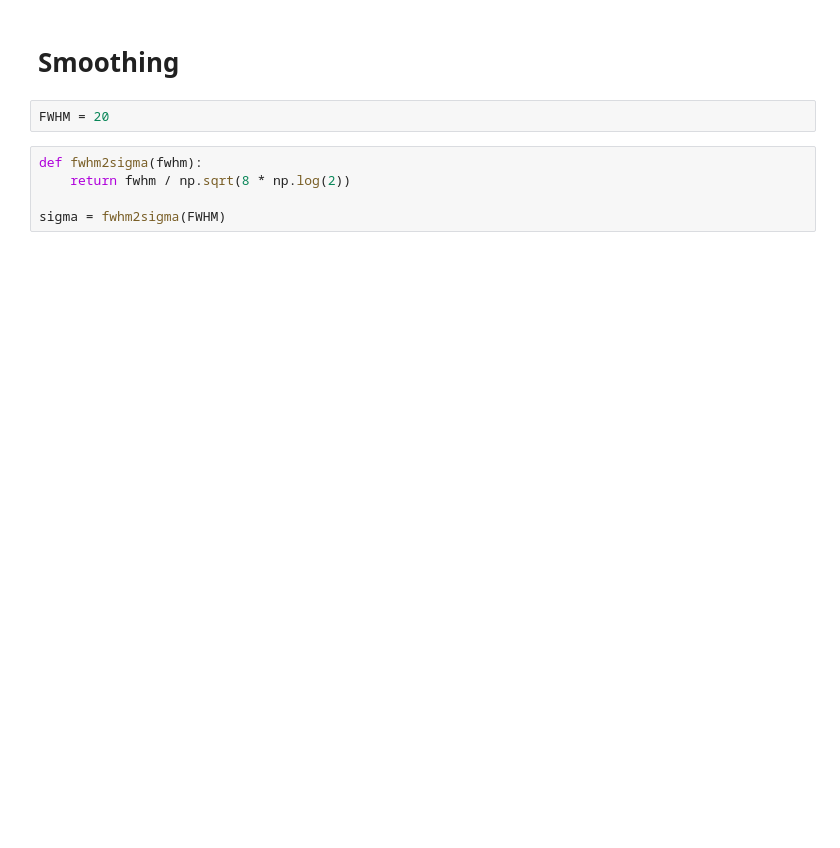
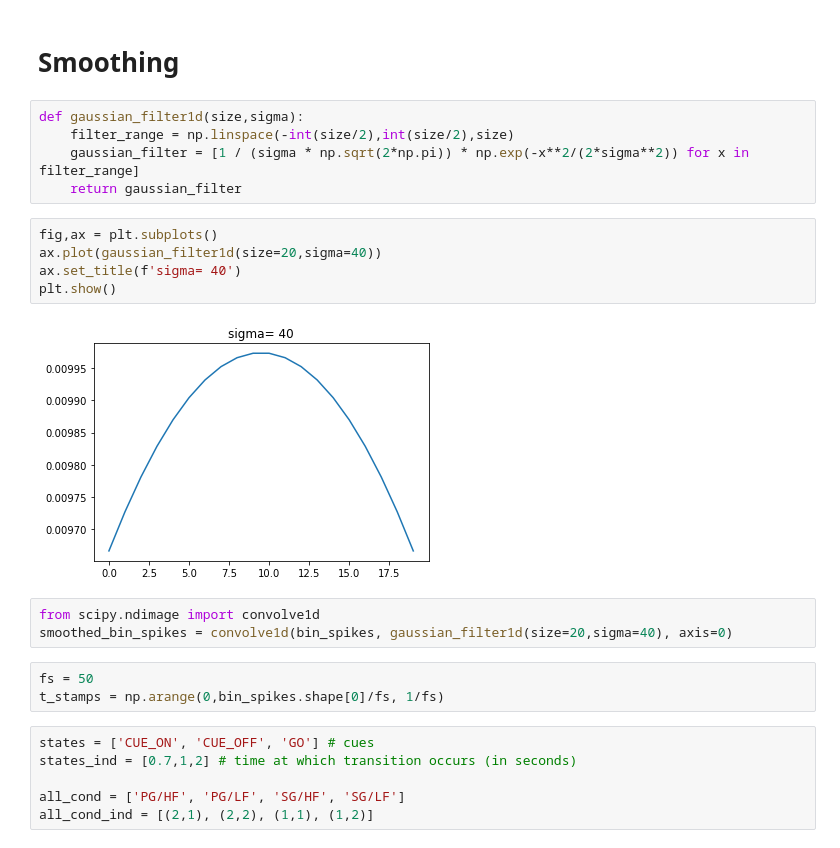
Before and after one commit to CONECT-INT/2022_CENTURI-SummerSchool, a Jupyter notebook: dev/dataset2_river.ipynb, the cells around one changed output. Cells and saved outputs as stored; diff of their text form; blank space fills up the shorter version.

```diff
--- a/dev/dataset2_river.ipynb
+++ b/dev/dataset2_river.ipynb
@@ -125,9 +116,26 @@ plt.plot(trail_averaged_spikes_pn_PG[:,2])
 # %% [markdown]
 # Smoothing
 # %%
-FWHM = 20
+def gaussian_filter1d(size,sigma):
+    filter_range = np.linspace(-int(size/2),int(size/2),size)
+    gaussian_filter = [1 / (sigma * np.sqrt(2*np.pi)) * np.exp(-x**2/(2*sigma**2)) for x in filter_range]
+    return gaussian_filter
-# %%
-def fwhm2sigma(fwhm):
-    return fwhm / np.sqrt(8 * np.log(2))
-
-sigma = fwhm2sigma(FWHM)
+# %%
+fig,ax = plt.subplots()
+ax.plot(gaussian_filter1d(size=20,sigma=40))
+ax.set_title(f'sigma= 40')
+plt.show()
+# %% [output]
+[figure, added]
+# %%
+from scipy.ndimage import convolve1d
+smoothed_bin_spikes = convolve1d(bin_spikes, gaussian_filter1d(size=20,sigma=40), axis=0)
+# %%
+fs = 50
+t_stamps = np.arange(0,bin_spikes.shape[0]/fs, 1/fs)
+# %%
+states = ['CUE_ON', 'CUE_OFF', 'GO'] # cues
+states_ind = [0.7,1,2] # time at which transition occurs (in seconds)
+
+all_cond = ['PG/HF', 'PG/LF', 'SG/HF', 'SG/LF']
+all_cond_ind = [(2,1), (2,2), (1,1), (1,2)]
```
Also changed, not shown: parts of 22 cells of this notebook.
